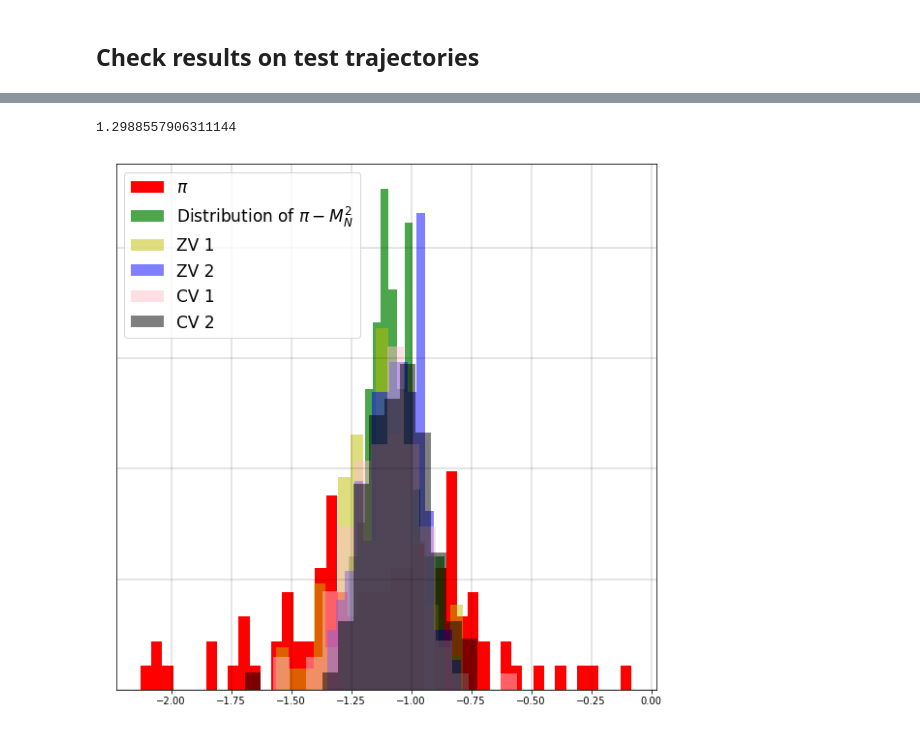
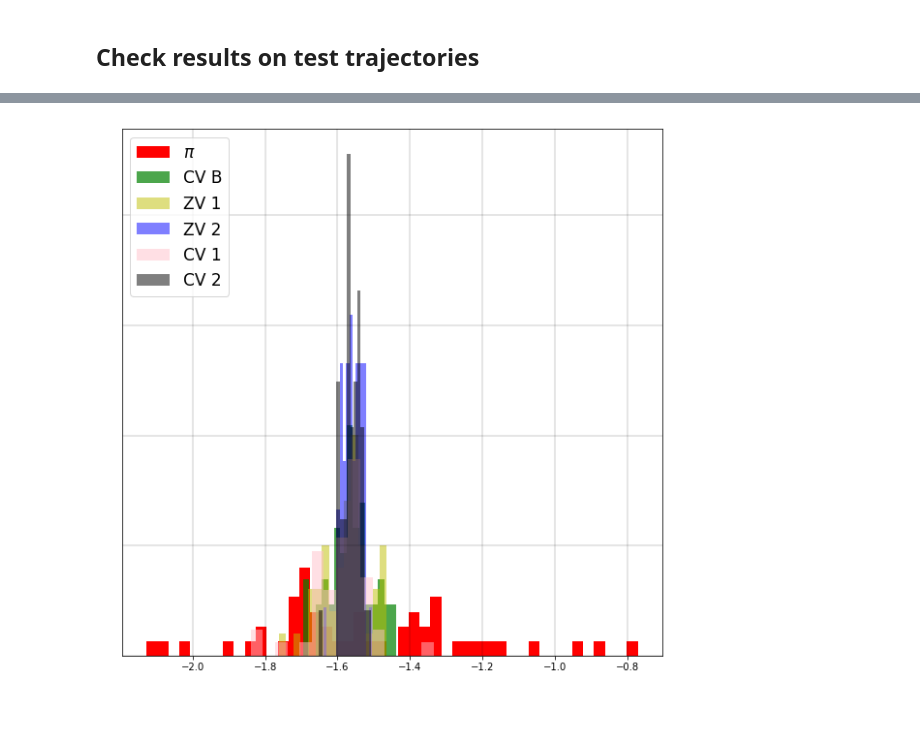
Before and after one commit to ShagadatovNurlan/VR-MCMC, a Jupyter notebook: custom_1d.ipynb, the cells around one changed output, grey strips where cells are left out. Drawn from its saved outputs; the diff is of its cells as text; code cells hidden in the pictures.

```diff
--- a/custom_1d.ipynb
+++ b/custom_1d.ipynb
@@ -118,6 +122,6 @@ time_1 = timeit.default_timer()
 p = local_weighted_estimator(XX_test[-1])
 print ("mean of target function =", p)
 for i in range(len(k_comb)):
-    p = p - Algo1.M_bias(k_comb[i],XX_test[-1],GG_test[-1], ZZ_test[-1], h, degrees,Betas, 70)
+    p = p - Algo1.M_bias(k_comb[i],XX_test[-1],GG_test[-1], ZZ_test[-1], h, degrees,Betas, 100)
     print ("            (k = {}) = {} [Time:{}]".format(k_comb[i],p,timeit.default_timer()-time_1))
 # %% [output]
@@ -129,6 +132,6 @@ time_1 = timeit.default_timer()
 p = local_weighted_estimator(XX_test[-1])
 print ("mean of target function =", p)
 for i in range(len(k_comb)):
-    p = p - Algo1.M_bias(k_comb[i],XX_test[-1],GG_test[-1], ZZ_test[-1], h, degrees,Betas, 150)
+    p = p - Algo1.M_bias(k_comb[i],XX_test[-1],GG_test[-1], ZZ_test[-1], h, degrees,Betas, 250)
     print ("            (k = {}) = {} [Time:{}]".format(k_comb[i],p,timeit.default_timer()-time_1))
 # %% [output]
@@ -144,13 +144,9 @@ XX_test[6].shape
+# %%
+n_tilde = 200
 # %%
-P_test = estimator(XX_test)
-
 M_test = np.empty((len(k_comb),P_test.shape[0]))
 for i in range(len(k_comb)):
-    M_test[i] = Algo1.estimator_bias(k_comb[i], XX_test, GG_test, ZZ_test, h, degrees,Betas, 70, n_jobs=8)
+    M_test[i] = Algo1.estimator_bias(k_comb[i], XX_test, GG_test, ZZ_test, h, degrees,Betas, n_tilde, n_jobs=8)
-# %%
-np.std(XX_test[0])
-# %% [output]
-1.2988557906311144
 # %%
 def ZVpolyOne(traj, traj_grad):
     n, d = traj.shape
@@ -185,19 +181,19 @@ res_cv_2 = np.array(res_cv_2).reshape(-1)
 # %%
 plt.figure(figsize=(10,10))
 plt.hist(P_test,45, facecolor='r', density=True, alpha=1, label=r"$\pi$")
 
-plt.hist((P_test-M_test.sum(axis=0)),15, density=True, facecolor='g', alpha=0.7, label="Distribution of $\pi - M^2_N$")
+plt.hist((P_test-M_test.sum(axis=0)),15, density=True, facecolor='g', alpha=0.7, label="CV B")
 
 plt.hist(res_zv_1,15, facecolor='y', density=True, alpha=0.5, label="ZV 1")
 plt.hist(res_zv_2,15, facecolor='b', density=True, alpha=0.5, label="ZV 2")
 plt.hist(res_cv_1,15, facecolor='pink', density=True, alpha=0.5, label="CV 1")
 plt.hist(res_cv_2,15, facecolor='black', density=True, alpha=0.5, label="CV 2")
 
 plt.legend(loc=2, prop={'size': 17})
 plt.grid(linestyle='-', linewidth=0.2, color='black')
 plt.tick_params(axis='y',color = 'w', labelcolor = 'w', which='both')
 # plt.xlim(-0.65, 0.65)
 plt.show()
 # %% [output]
-[figure, old version]
+[figure, new version]
 # %%
```
Also changed, not shown: parts of 16 cells of this notebook, 4 other files.
